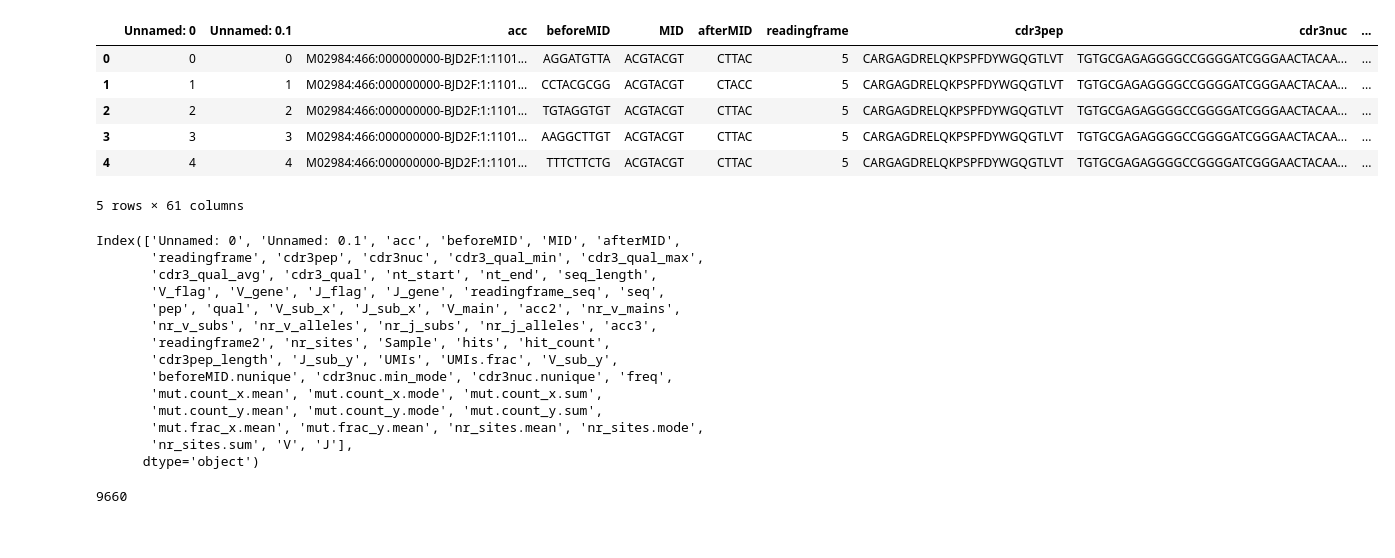
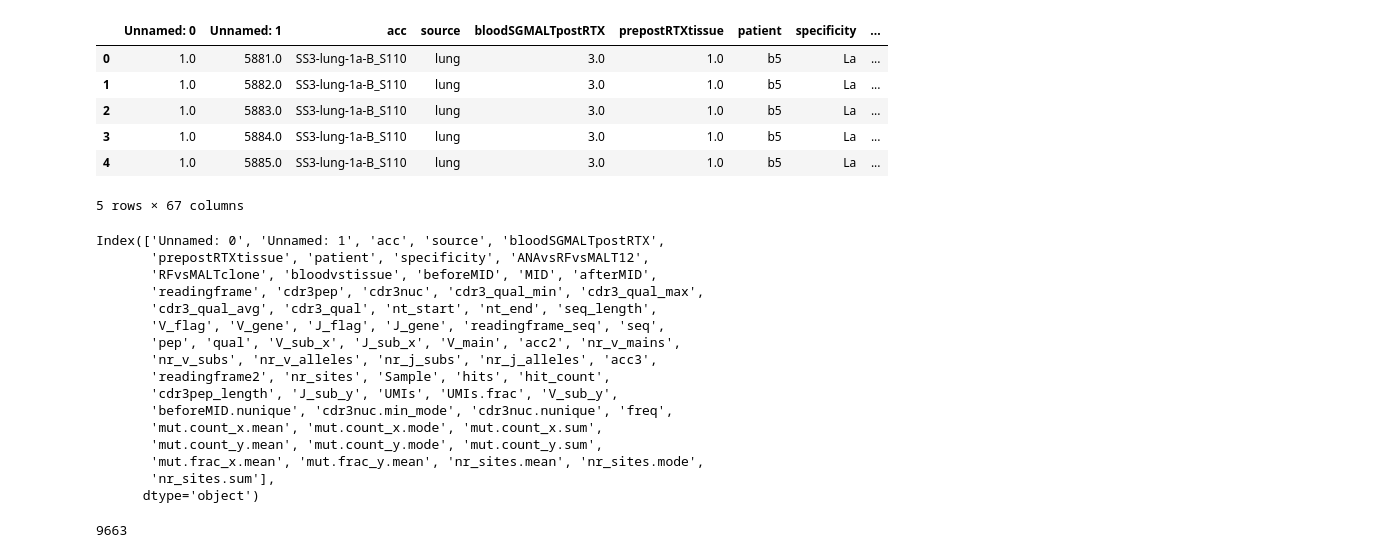
Before and after one commit to EDS-Bioinformatics-Laboratory/reseda, a Jupyter notebook: NOTEBOOKS/XlsToFasta.ipynb, the cells around one changed output. Drawn from its saved outputs; the diff is of its cells as text; code cells hidden in the pictures.

```diff
--- a/NOTEBOOKS/XlsToFasta.ipynb
+++ b/NOTEBOOKS/XlsToFasta.ipynb
@@ -14,20 +15,24 @@ os.listdir(mydir)
  'basta-allinfo-long-mut-nglyc-cdr3peplength-VJ.xlsx',
  'basta-allinfo.xlsx']
 # %%
-df = pd.read_excel(mydir + 'basta-allinfo-long-mut-nglyc-cdr3peplength-VJ.xlsx')
+infile = 'basta-allinfo-long-mut-nglyc-cdr3peplengthRT.xlsx'
+outfile = infile.replace('.xlsx', '.fasta')
+df = pd.read_excel(mydir + infile)
 df.head()
 # %% [output]
-|  | Unnamed: 0 | Unnamed: 0.1 | acc | beforeMID | MID | afterMID | readingframe | cdr3pep | cdr3nuc | ... |
-| 0 | 0 | 0 | M02984:466:000000000-BJD2F:1:1101... | AGGATGTTA | ACGTACGT | CTTAC | 5 | CARGAGDRELQKPSPFDYWGQGTLVT | TGTGCGAGAGGGGCCGGGGATCGGGAACTACAA... | ... |
-| 1 | 1 | 1 | M02984:466:000000000-BJD2F:1:1101... | CCTACGCGG | ACGTACGT | CTACC | 5 | CARGAGDRELQKPSPFDYWGQGTLVT | TGTGCGAGAGGGGCCGGGGATCGGGAACTACAA... | ... |
-| 2 | 2 | 2 | M02984:466:000000000-BJD2F:1:1101... | TGTAGGTGT | ACGTACGT | CTTAC | 5 | CARGAGDRELQKPSPFDYWGQGTLVT | TGTGCGAGAGGGGCCGGGGATCGGGAACTACAA... | ... |
-| 3 | 3 | 3 | M02984:466:000000000-BJD2F:1:1101... | AAGGCTTGT | ACGTACGT | CTTAC | 5 | CARGAGDRELQKPSPFDYWGQGTLVT | TGTGCGAGAGGGGCCGGGGATCGGGAACTACAA... | ... |
-| 4 | 4 | 4 | M02984:466:000000000-BJD2F:1:1101... | TTTCTTCTG | ACGTACGT | CTTAC | 5 | CARGAGDRELQKPSPFDYWGQGTLVT | TGTGCGAGAGGGGCCGGGGATCGGGAACTACAA... | ... |
+|  | Unnamed: 0 | Unnamed: 1 | acc | source | bloodSGMALTpostRTX | prepostRTXtissue | patient | specificity | ... |
+| 0 | 1.0 | 5881.0 | SS3-lung-1a-B_S110 | lung | 3.0 | 1.0 | b5 | La | ... |
+| 1 | 1.0 | 5882.0 | SS3-lung-1a-B_S110 | lung | 3.0 | 1.0 | b5 | La | ... |
+| 2 | 1.0 | 5883.0 | SS3-lung-1a-B_S110 | lung | 3.0 | 1.0 | b5 | La | ... |
+| 3 | 1.0 | 5884.0 | SS3-lung-1a-B_S110 | lung | 3.0 | 1.0 | b5 | La | ... |
+| 4 | 1.0 | 5885.0 | SS3-lung-1a-B_S110 | lung | 3.0 | 1.0 | b5 | La | ... |
-5 rows × 61 columns
+5 rows × 67 columns
 # %%
 df.columns
 # %% [output]
-Index(['Unnamed: 0', 'Unnamed: 0.1', 'acc', 'beforeMID', 'MID', 'afterMID',
+Index(['Unnamed: 0', 'Unnamed: 1', 'acc', 'source', 'bloodSGMALTpostRTX',
+       'prepostRTXtissue', 'patient', 'specificity', 'ANAvsRFvsMALT12',
+       'RFvsMALTclone', 'bloodvstissue', 'beforeMID', 'MID', 'afterMID',
        'readingframe', 'cdr3pep', 'cdr3nuc', 'cdr3_qual_min', 'cdr3_qual_max',
        'cdr3_qual_avg', 'cdr3_qual', 'nt_start', 'nt_end', 'seq_length',
        'V_flag', 'V_gene', 'J_flag', 'J_gene', 'readingframe_seq', 'seq',
@@ -39,9 +44,9 @@ Index(['Unnamed: 0', 'Unnamed: 0.1', 'acc', 'beforeMID', 'MID', 'afterMID',
        'mut.count_x.mean', 'mut.count_x.mode', 'mut.count_x.sum',
        'mut.count_y.mean', 'mut.count_y.mode', 'mut.count_y.sum',
        'mut.frac_x.mean', 'mut.frac_y.mean', 'nr_sites.mean', 'nr_sites.mode',
-       'nr_sites.sum', 'V', 'J'],
+       'nr_sites.sum'],
       dtype='object')
 # %%
 len(df)
 # %% [output]
-9660
+9663
```
Also changed, not shown: parts of 3 cells of this notebook, 1 other file.
